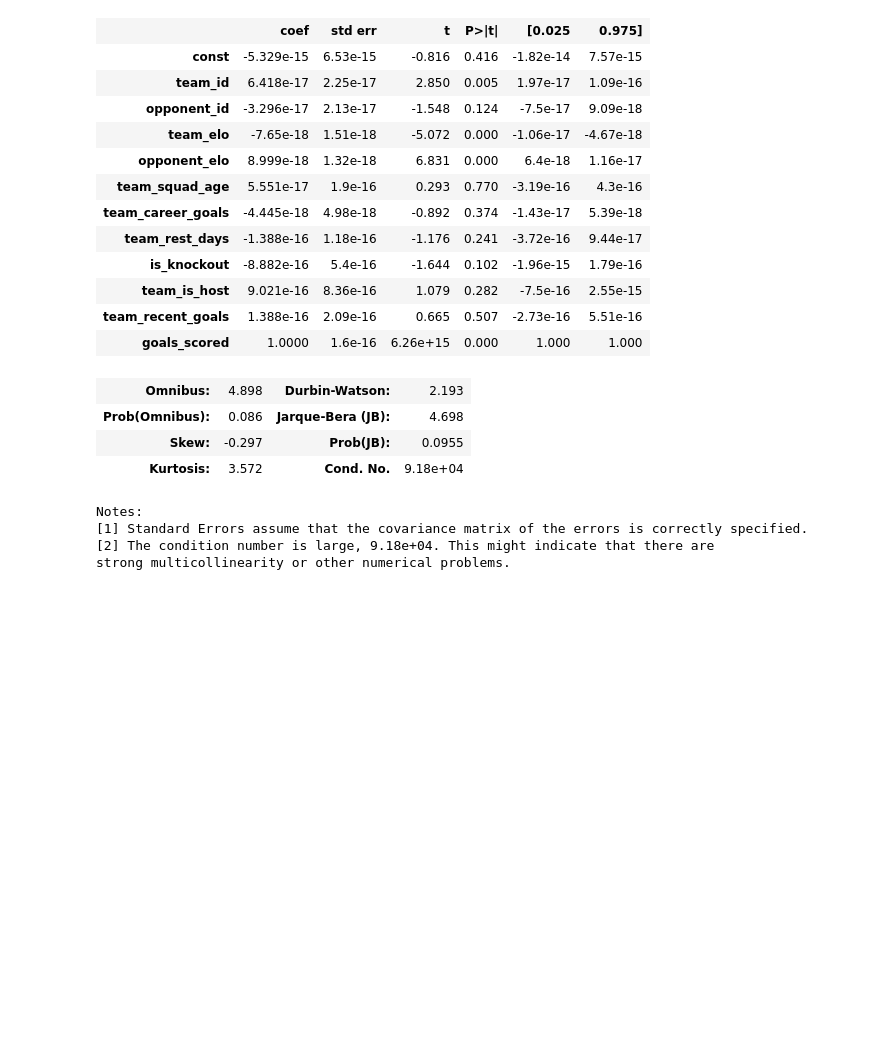
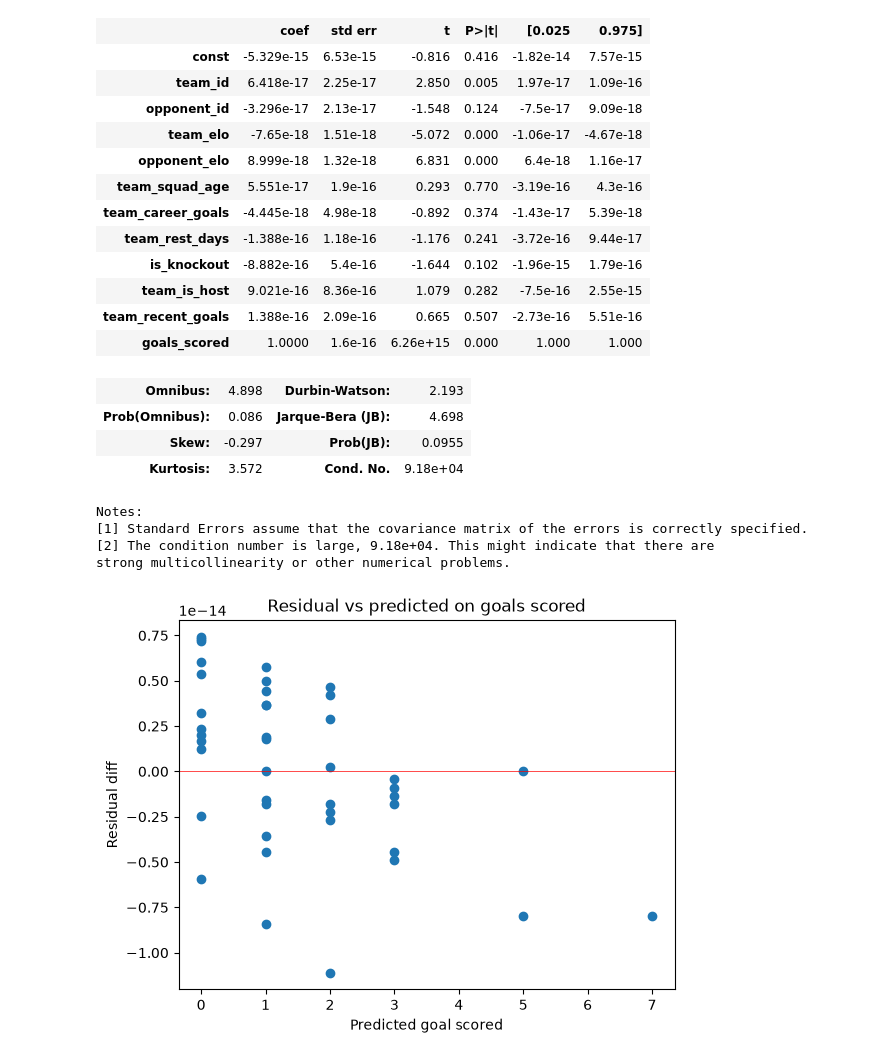
Before and after one commit to qualiky/fifa-world-cup-2026-analysis, a Jupyter notebook: notebooks/sandys-notebook.ipynb, the cells around one changed output. Saved outputs shown, nothing was run; the diff lists cells and outputs as text; code cells hidden in the pictures; blank space fills up the shorter version.

```diff
--- a/notebooks/sandys-notebook.ipynb
+++ b/notebooks/sandys-notebook.ipynb
@@ -361,3 +427,13 @@ Notes:
 [1] Standard Errors assume that the covariance matrix of the errors is correctly specified.
 [2] The condition number is large, 9.18e+04. This might indicate that there are
 strong multicollinearity or other numerical problems.
+# %%
+fig, axs = plt.subplots()
+axs.scatter(pred2, y_test2-pred2)
+axs.axhline(0, color="red", linewidth=0.5)
+axs.set_xlabel("Predicted goal scored")
+axs.set_ylabel("Residual diff")
+axs.set_title("Residual vs predicted on goals scored")
+plt.show()
+# %% [output]
+[figure, added]
```
Also changed, not shown: parts of 8 cells of this notebook, 4 other files.
